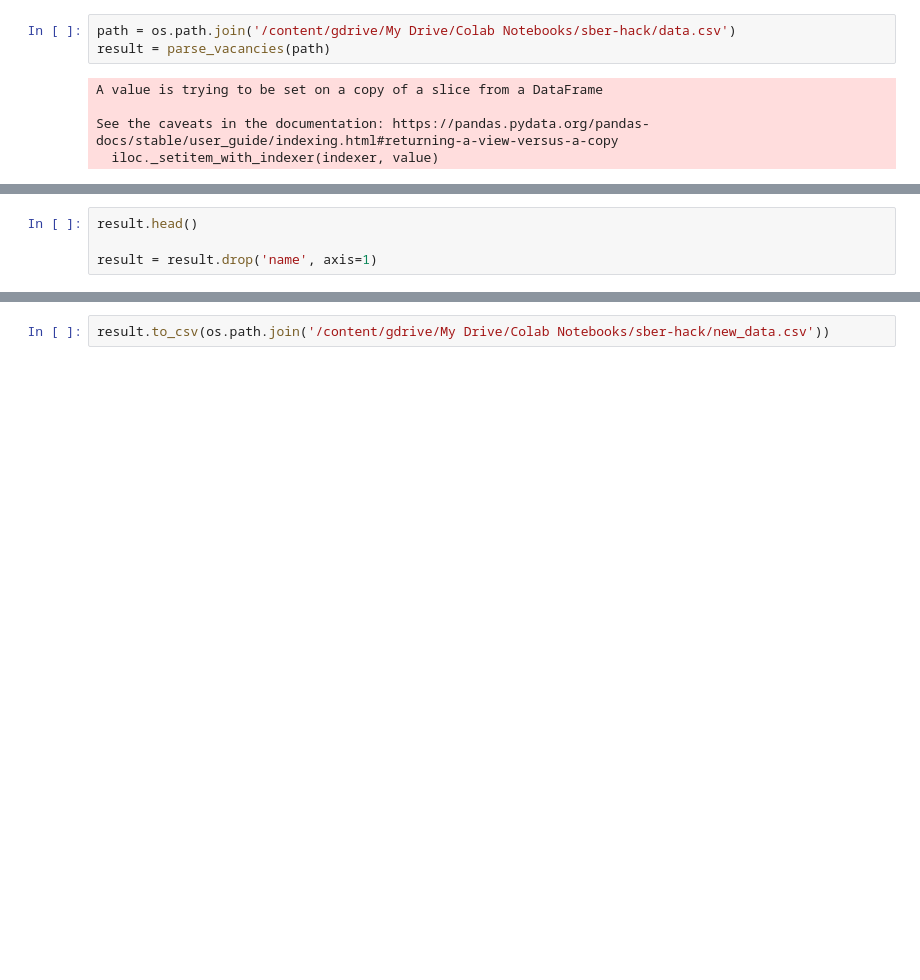
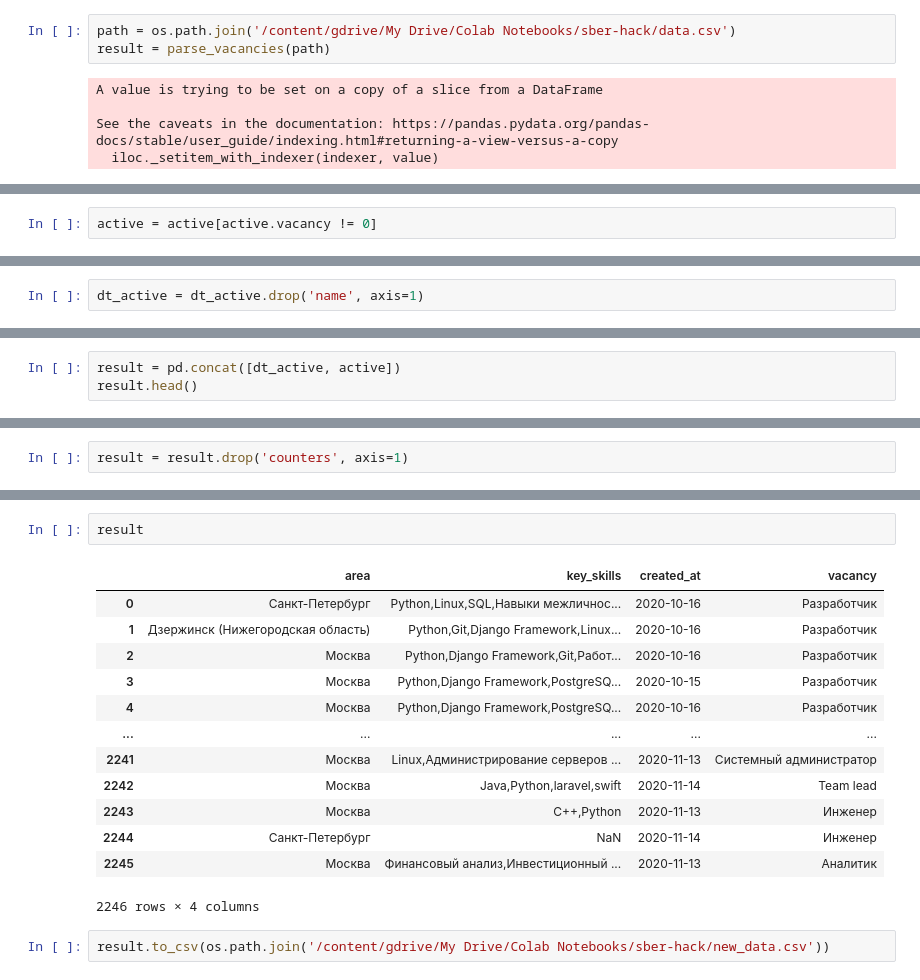
Before and after one commit to vctry/dbt_2020, a Jupyter notebook: data_preparation.ipynb, the cells around one changed output, grey strips where cells are left out. Drawn from its saved outputs; the diff is of its cells as text; blank space fills up the shorter version.

```diff
--- a/data_preparation.ipynb
+++ b/data_preparation.ipynb
@@ -116,0 +213,2 @@ See the caveats in the documentation: https://pandas.pydata.org/pandas-docs/stab
+# %%
+active = active[active.vacancy != 0]
@@ -116,0 +224,2 @@ See the caveats in the documentation: https://pandas.pydata.org/pandas-docs/stab
+# %%
+dt_active = dt_active.drop('name', axis=1)
@@ -116,0 +256,3 @@ See the caveats in the documentation: https://pandas.pydata.org/pandas-docs/stab
+# %%
+result = pd.concat([dt_active, active])
+result.head()
@@ -117,4 +268,2 @@ See the caveats in the documentation: https://pandas.pydata.org/pandas-docs/stab
 # %%
-result.head()
-
-result = result.drop('name', axis=1)
+result = result.drop('counters', axis=1)
@@ -126,3 +270,19 @@ ERROR: No matching distribution found for StringIO
+# %%
+result
+# %% [output]
+|  | area | key_skills | created_at | vacancy |
+| 0 | Санкт-Петербург | Python,Linux,SQL,Навыки межличнос... | 2020-10-16 | Разработчик |
+| 1 | Дзержинск (Нижегородская область) | Python,Git,Django Framework,Linux... | 2020-10-16 | Разработчик |
+| 2 | Москва | Python,Django Framework,Git,Работ... | 2020-10-16 | Разработчик |
+| 3 | Москва | Python,Django Framework,PostgreSQ... | 2020-10-15 | Разработчик |
+| 4 | Москва | Python,Django Framework,PostgreSQ... | 2020-10-16 | Разработчик |
+| ... | ... | ... | ... | ... |
+| 2241 | Москва | Linux,Администрирование серверов ... | 2020-11-13 | Системный администратор |
+| 2242 | Москва | Java,Python,laravel,swift | 2020-11-14 | Team lead |
+| 2243 | Москва | C++,Python | 2020-11-13 | Инженер |
+| 2244 | Санкт-Петербург | NaN | 2020-11-14 | Инженер |
+| 2245 | Москва | Финансовый анализ,Инвестиционный ... | 2020-11-13 | Аналитик |
+2246 rows × 4 columns
 # %%
 result.to_csv(os.path.join('/content/gdrive/My Drive/Colab Notebooks/sber-hack/new_data.csv'))
 # %%
```
Also changed, not shown: parts of 24 cells of this notebook, 1 other file.
